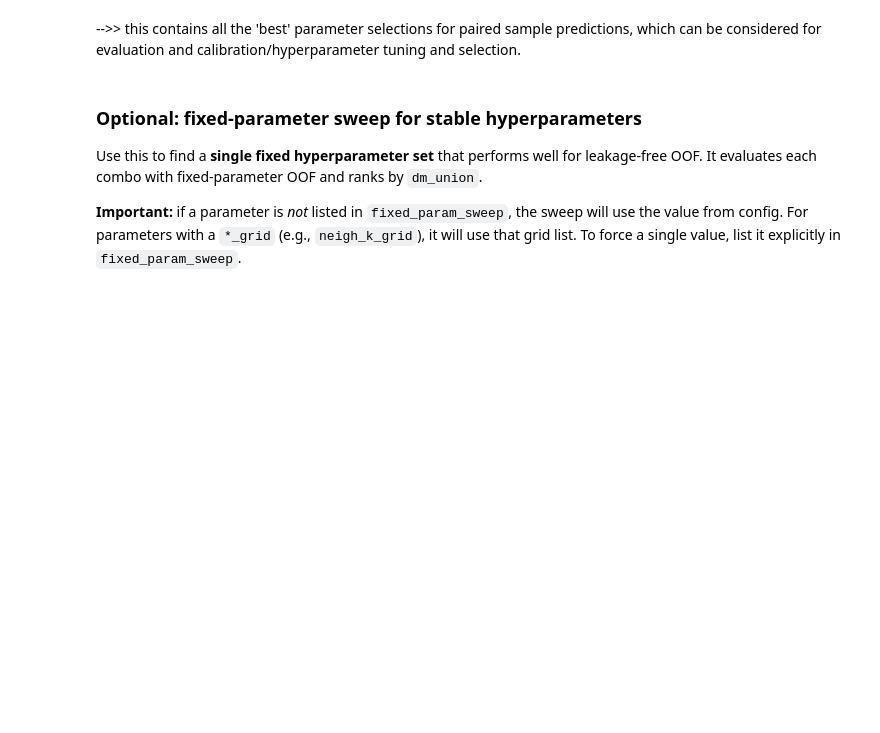
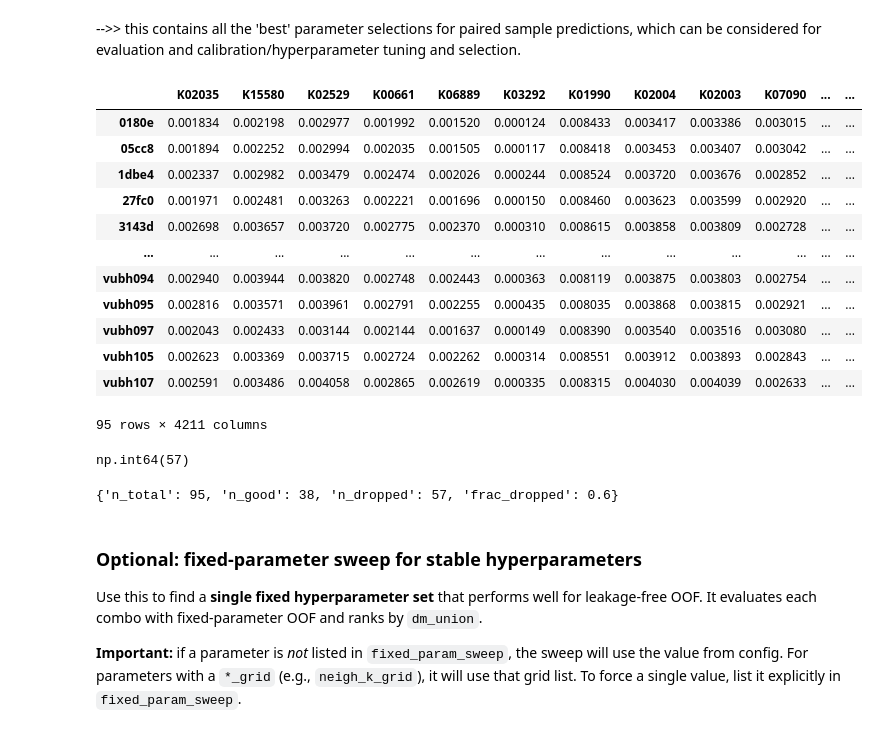
Before and after one commit to anninameyer/Intelligrate, a Jupyter notebook: docs/notebooks/02_extrapolate_train_evaluate_full_fit_predict.ipynb, the cells around one changed output. Drawn from its saved outputs; the diff is of its cells as text; code cells hidden in the pictures; blank space fills up the shorter version.

```diff
--- a/docs/notebooks/02_extrapolate_train_evaluate_full_fit_predict.ipynb
+++ b/docs/notebooks/02_extrapolate_train_evaluate_full_fit_predict.ipynb
@@ -240,6 +240,55 @@ folds.head()
 5 rows × 27 columns
 # %% [markdown]
 -->> this contains all the 'best' parameter selections for paired sample predictions, which can be considered for evaluation and calibration/hyperparameter tuning and selection.
+# %%
+oof_tss
+# %% [output]
+|  | K02035 | K15580 | K02529 | K00661 | K06889 | K03292 | K01990 | K02004 | K02003 | K07090 | ... | ... |
+| 0180e | 0.001834 | 0.002198 | 0.002977 | 0.001992 | 0.001520 | 0.000124 | 0.008433 | 0.003417 | 0.003386 | 0.003015 | ... | ... |
+| 05cc8 | 0.001894 | 0.002252 | 0.002994 | 0.002035 | 0.001505 | 0.000117 | 0.008418 | 0.003453 | 0.003407 | 0.003042 | ... | ... |
+| 1dbe4 | 0.002337 | 0.002982 | 0.003479 | 0.002474 | 0.002026 | 0.000244 | 0.008524 | 0.003720 | 0.003676 | 0.002852 | ... | ... |
+| 27fc0 | 0.001971 | 0.002481 | 0.003263 | 0.002221 | 0.001696 | 0.000150 | 0.008460 | 0.003623 | 0.003599 | 0.002920 | ... | ... |
+| 3143d | 0.002698 | 0.003657 | 0.003720 | 0.002775 | 0.002370 | 0.000310 | 0.008615 | 0.003858 | 0.003809 | 0.002728 | ... | ... |
+| ... | ... | ... | ... | ... | ... | ... | ... | ... | ... | ... | ... | ... |
+| vubh094 | 0.002940 | 0.003944 | 0.003820 | 0.002748 | 0.002443 | 0.000363 | 0.008119 | 0.003875 | 0.003803 | 0.002754 | ... | ... |
+| vubh095 | 0.002816 | 0.003571 | 0.003961 | 0.002791 | 0.002255 | 0.000435 | 0.008035 | 0.003868 | 0.003815 | 0.002921 | ... | ... |
+| vubh097 | 0.002043 | 0.002433 | 0.003144 | 0.002144 | 0.001637 | 0.000149 | 0.008390 | 0.003540 | 0.003516 | 0.003080 | ... | ... |
+| vubh105 | 0.002623 | 0.003369 | 0.003715 | 0.002724 | 0.002262 | 0.000314 | 0.008551 | 0.003912 | 0.003893 | 0.002843 | ... | ... |
+| vubh107 | 0.002591 | 0.003486 | 0.004058 | 0.002865 | 0.002619 | 0.000335 | 0.008315 | 0.004030 | 0.004039 | 0.002633 | ... | ... |
+95 rows × 4211 columns
+# %%
+#how many rows in oof_tss contain any nans?:
+oof_tss.isna().any(axis=1).sum()
+# %% [output]
+np.int64(57)
+# %%
+from intelligrate.extrapolate.metrics import _pairwise_union_mats_tss
+from intelligrate.extrapolate.transforms import clr_rows
+
+def count_rows_dropped_for_model_dm_union(Y_truth, oof_tss, pseudocount, detect_threshold):
+      # This matches model_dm_union: union + fillna_zero=False
+      truth_tss_u, pred_tss_u = _pairwise_union_mats_tss(
+          Y_truth, oof_tss, detect_threshold=detect_threshold, fillna_zero=False
+      )
+      truth_clr = clr_rows(truth_tss_u, pseudocount=pseudocount)
+      pred_clr = clr_rows(pred_tss_u, pseudocount=pseudocount)
+
+      n_total = truth_clr.shape[0]
+      good = truth_clr.notna().all(axis=1) & pred_clr.notna().all(axis=1)
+      n_good = int(good.sum())
+      n_drop = n_total - n_good
+
+      return {
+          "n_total": n_total,
+          "n_good": n_good,
+          "n_dropped": n_drop,
+          "frac_dropped": (n_drop / n_total if n_total else None),
+      }
+
+  # Example usage in your notebook:
+count_rows_dropped_for_model_dm_union(Y, oof_tss, pseudocount=score_cfg['pseudocount_y'], detect_threshold=model_cfg['y_detect_threshold'])
+# %% [output]
+{'n_total': 95, 'n_good': 38, 'n_dropped': 57, 'frac_dropped': 0.6}
 # %% [markdown]
 ### Optional: fixed-parameter sweep for stable hyperparameters
 
```
